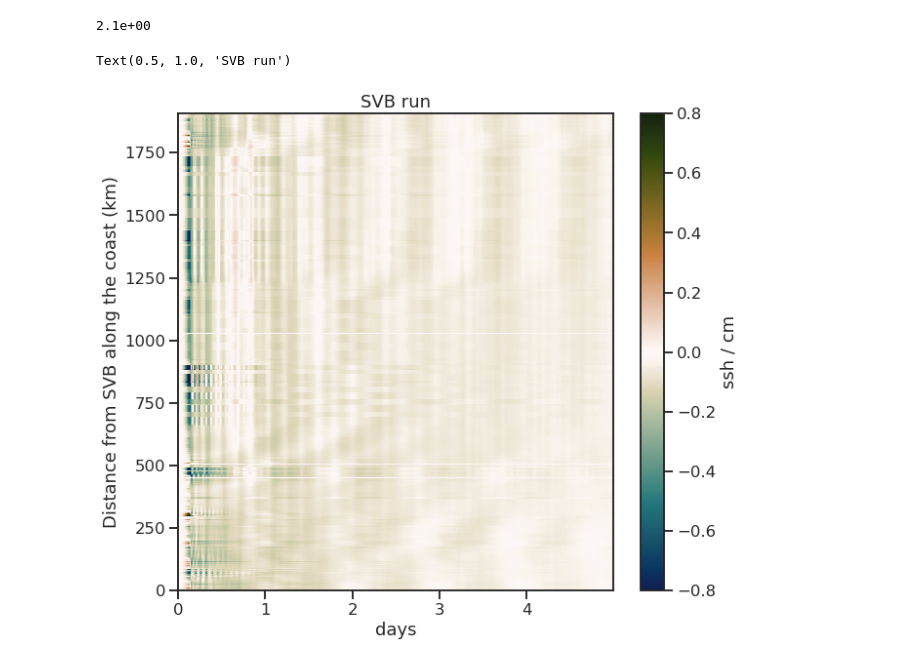
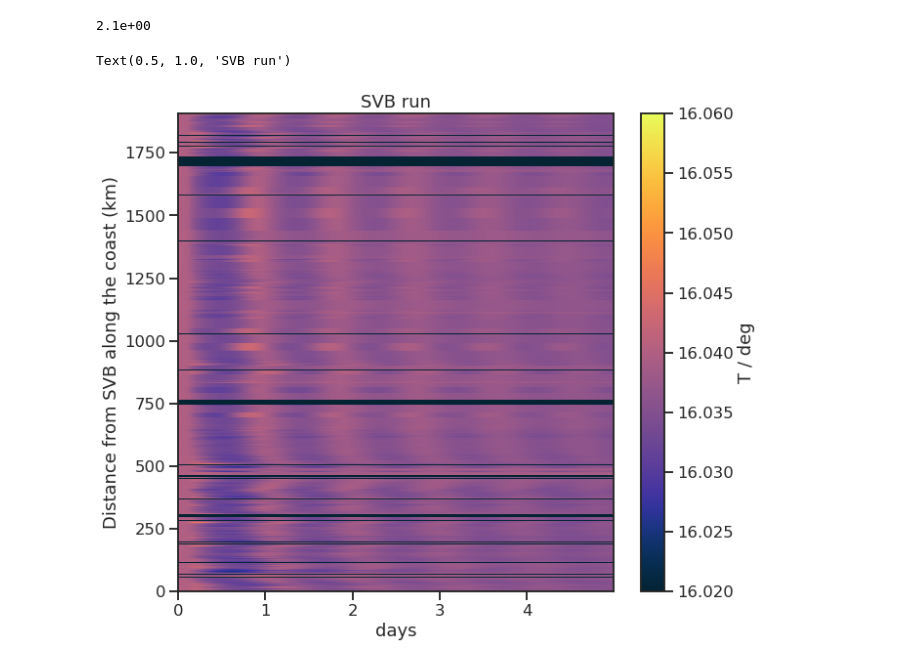
Before and after one commit to anakarinarm/notebooks_SVB, a Jupyter notebook: MITgcm/domain5/ssh_hovmoller_at_coast_all_points_T_and_vel.ipynb, the cells around one changed output. Cells and saved outputs as stored; diff of their text form; code cells hidden in the pictures.

```diff
--- a/MITgcm/domain5/ssh_hovmoller_at_coast_all_points_T_and_vel.ipynb
+++ b/MITgcm/domain5/ssh_hovmoller_at_coast_all_points_T_and_vel.ipynb
@@ -133,13 +173,15 @@ for kk in range(1,len(lon_ii)):
     dist_array[kk]=  distance(lat1, lon1, lat2, lon2)
 # %%
 dist_cummul = np.cumsum(dist_array)
+# %%
+TH = np.zeros((nt,len(lon_ii)))
+S = np.zeros((nt,len(lon_ii)))
+U = np.zeros((nt,len(lon_ii)))
+V = np.zeros((nt,len(lon_ii)))
 # %%
-# This cell takes a while (about 10 min)
-TH = np.zeros((nt,len(lon_ii)))
-U = np.zeros((nt,len(lon_ii)))
-V = np.zeros((nt,len(lon_ii)))
-
+# This cell takes a while (about 30 min)
 for ii,jj,kk in zip(lon_ii, lat_jj, range(len(lon_ii))):
-    TH[:,kk] = ds['THETA'][:,1,jj,ii]
-    U[:,kk] = ds['UVEL'][:,1,jj,ii]
-    V[:,kk] = ds['VVEL'][:,1,jj,ii]
+    TH[:,kk] = np.squeeze(ds['THETA'][:,0,jj,ii])
+    S[:,kk] = np.squeeze(ds['SALT'][:,0,jj,ii])
+    U[:,kk] = ds['UVEL'][:,0,jj,ii]
+    V[:,kk] = ds['VVEL'][:,0,jj,ii]
@@ -150,18 +220,18 @@ print('%1.1e' %distance(lat1,lon1,lat2,lon2))
 # %%
 time = np.arange(720)*600
 
 sns.set_style('ticks')
 sns.set_context('talk')
 
 fig, ax = plt.subplots(1,1,figsize=(10,9))
 ax.set_facecolor('tan')
 
-pc = ax.pcolormesh(time/(3600*24),dist_cummul,np.transpose(ssh*100),
-                   vmin=-0.8, vmax=0.8, cmap=cmo.cm.tarn_r)
-cb = plt.colorbar(pc,label='ssh / cm')
+pc = ax.pcolormesh(time/(3600*24),dist_cummul,np.transpose(TH),
+                   vmin=16.02, vmax=16.06, cmap=cmo.cm.thermal)
+cb = plt.colorbar(pc,label='T / deg')
 ax.set_ylabel('Distance from SVB along the coast (km)')
 ax.set_xlabel('days')
 ax.set_title('SVB run')
 # %% [output]
 Text(0.5, 1.0, 'SVB run')
-[figure, old version]
+[figure, new version]
```
Also changed, not shown: parts of 20 cells of this notebook, 6 other files.
